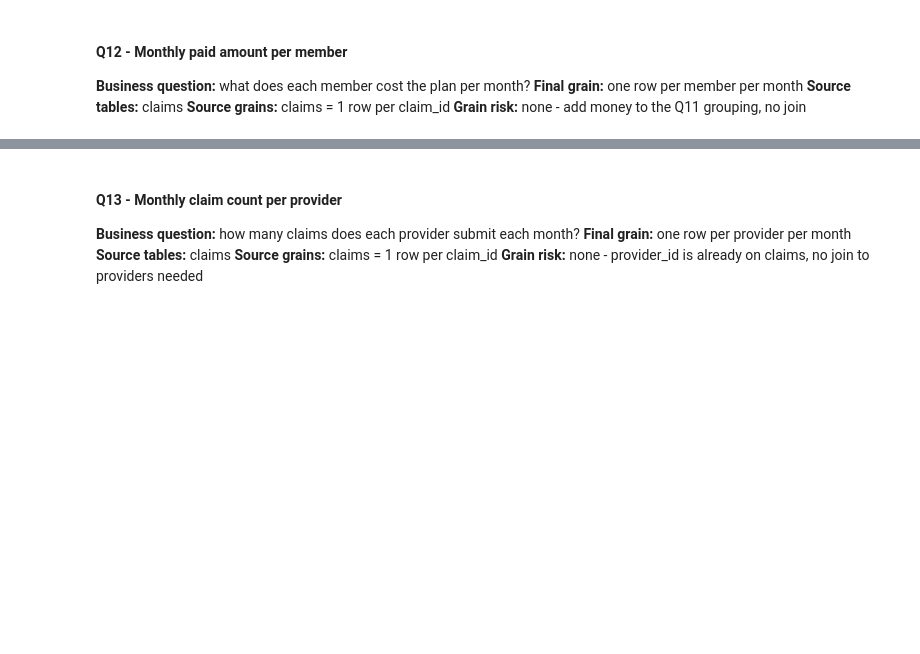
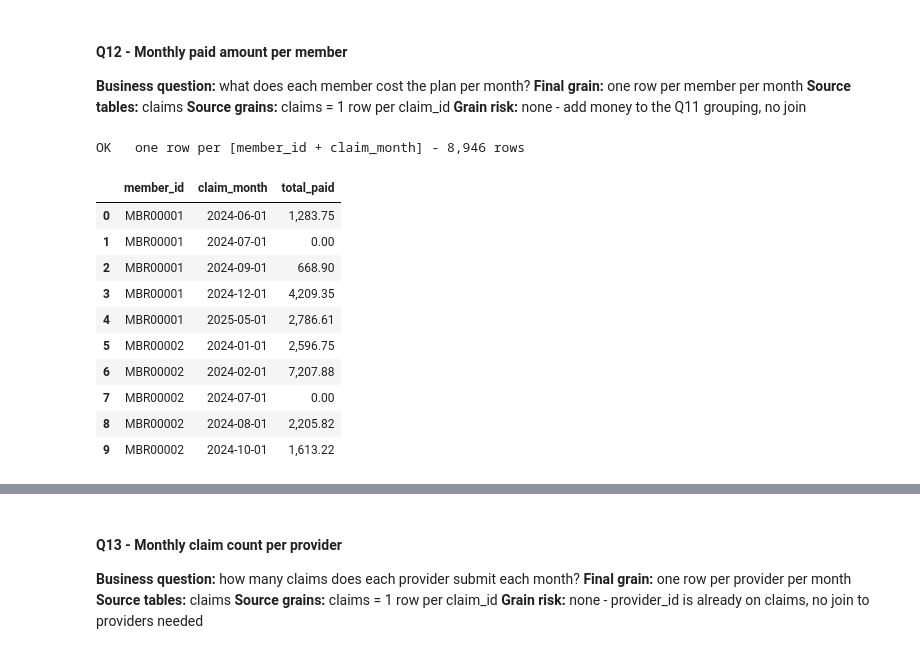
Before and after one commit to irajput215/databricks-wanderbricks, a Jupyter notebook: de-interview-prep/notebooks/01_sql_grain_and_aggregation.ipynb, the cells around one changed output, grey strips where cells are left out. Saved outputs shown, nothing was run; the diff lists cells and outputs as text; code cells hidden in the pictures; blank space fills up the shorter version.

```diff
--- a/de-interview-prep/notebooks/01_sql_grain_and_aggregation.ipynb
+++ b/de-interview-prep/notebooks/01_sql_grain_and_aggregation.ipynb
@@ -251,3 +346,25 @@ df.head(10)
 # %%
 # YOUR TURN -> columns: member_id, claim_month, total_paid
 # write your query here
+
+df = q('''
+select member_id, date_trunc('month', claim_date) as claim_month, round(sum(paid_amount),2) as total_paid
+from claims
+group by member_id, claim_month
+order by member_id, claim_month
+''')
+assert_grain(df, 'member_id', 'claim_month')
+df.head(10)
+# %% [output]
+OK   one row per [member_id + claim_month] - 8,946 rows
+|  | member_id | claim_month | total_paid |
+| 0 | MBR00001 | 2024-06-01 | 1,283.75 |
+| 1 | MBR00001 | 2024-07-01 | 0.00 |
+| 2 | MBR00001 | 2024-09-01 | 668.90 |
+| 3 | MBR00001 | 2024-12-01 | 4,209.35 |
+| 4 | MBR00001 | 2025-05-01 | 2,786.61 |
+| 5 | MBR00002 | 2024-01-01 | 2,596.75 |
+| 6 | MBR00002 | 2024-02-01 | 7,207.88 |
+| 7 | MBR00002 | 2024-07-01 | 0.00 |
+| 8 | MBR00002 | 2024-08-01 | 2,205.82 |
+| 9 | MBR00002 | 2024-10-01 | 1,613.22 |
```
Also changed, not shown: parts of 17 cells of this notebook, 8 other files.
